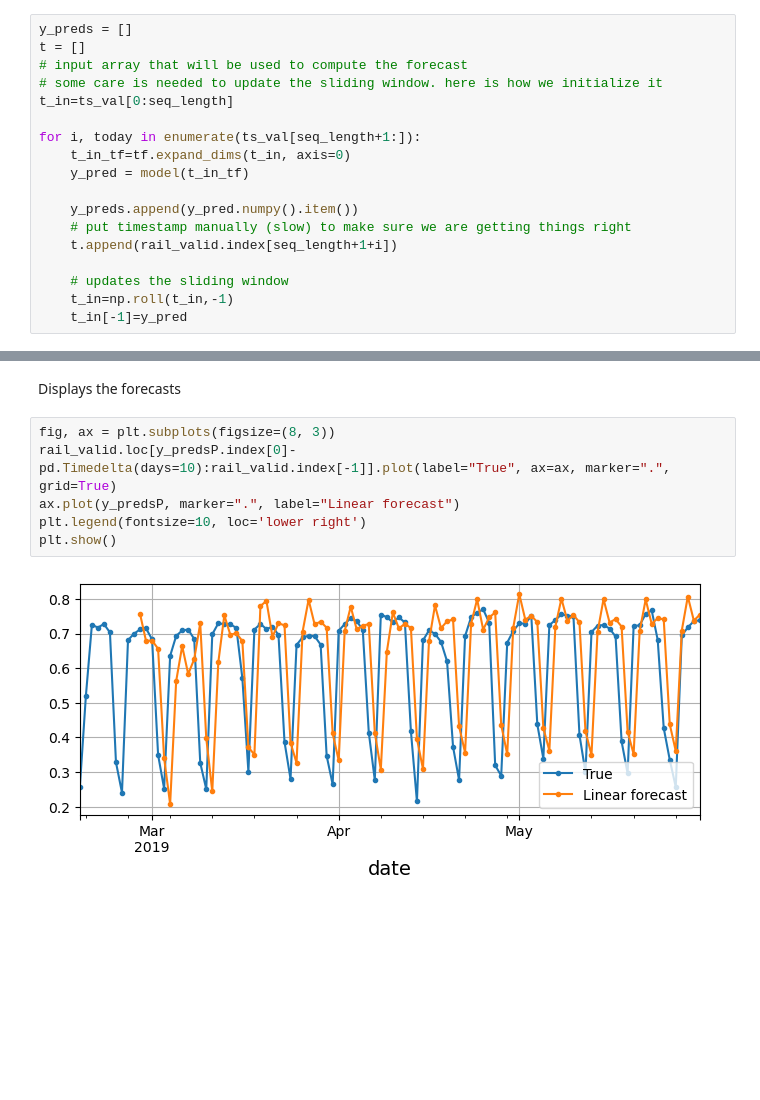
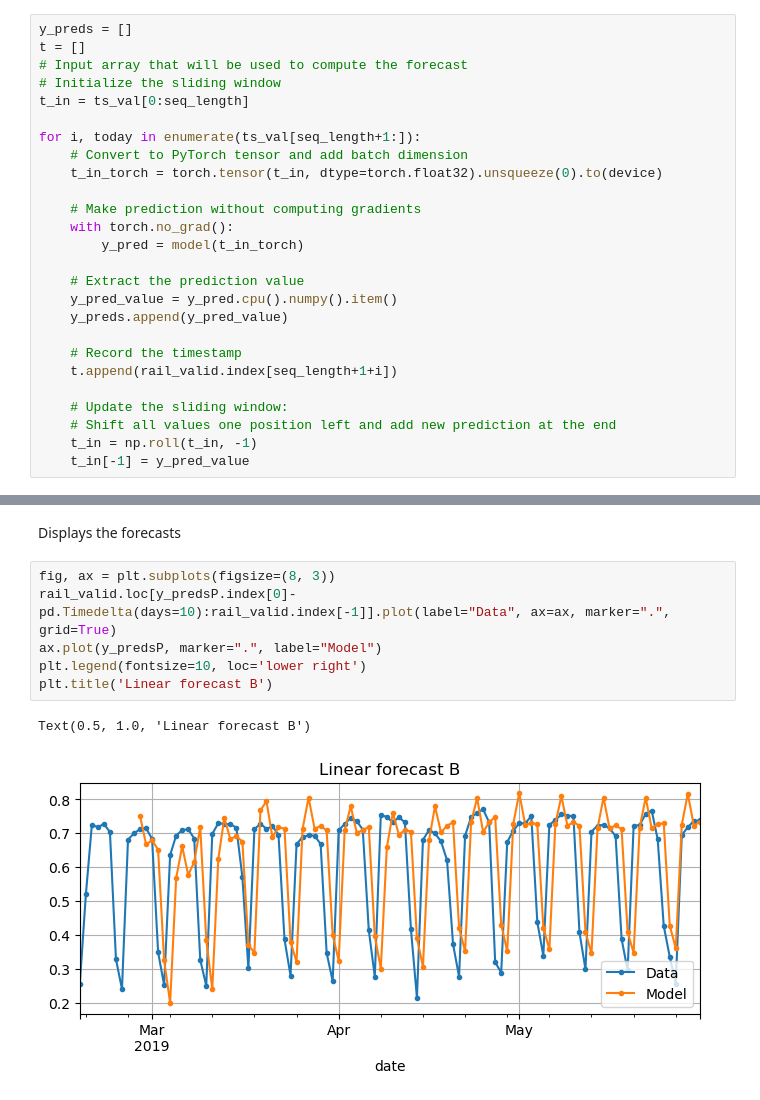
Before and after one commit to rsnemmen/chicago-transit-forecasting, a Jupyter notebook: 2-ML, linear model.ipynb, the cells around one changed output, grey strips where cells are left out. Cells and saved outputs as stored; diff of their text form; blank space fills up the shorter version.

```diff
--- a/2-ML, linear model.ipynb
+++ b/2-ML, linear model.ipynb
@@ -299,21 +352,29 @@ We start with a given point, and from there we predict the future one step at a
 # %%
 y_preds = []
 t = []
-# input array that will be used to compute the forecast
-# some care is needed to update the sliding window. here is how we initialize it
-t_in=ts_val[0:seq_length]
+# Input array that will be used to compute the forecast
+# Initialize the sliding window
+t_in = ts_val[0:seq_length]
 
 for i, today in enumerate(ts_val[seq_length+1:]):
-    t_in_tf=tf.expand_dims(t_in, axis=0)
-    y_pred = model(t_in_tf)
+    # Convert to PyTorch tensor and add batch dimension
+    t_in_torch = torch.tensor(t_in, dtype=torch.float32).unsqueeze(0).to(device)
 
-    y_preds.append(y_pred.numpy().item())
-    # put timestamp manually (slow) to make sure we are getting things right
+    # Make prediction without computing gradients
+    with torch.no_grad():
+        y_pred = model(t_in_torch)
+
+    # Extract the prediction value
+    y_pred_value = y_pred.cpu().numpy().item()
+    y_preds.append(y_pred_value)
+
+    # Record the timestamp
     t.append(rail_valid.index[seq_length+1+i])
 
-    # updates the sliding window
-    t_in=np.roll(t_in,-1)
-    t_in[-1]=y_pred
+    # Update the sliding window:
+    # Shift all values one position left and add new prediction at the end
+    t_in = np.roll(t_in, -1)
+    t_in[-1] = y_pred_value
 # %%
 # convert to pandas series
 y_predsP = pd.Series(y_preds, index=t)
@@ -327,10 +388,11 @@ mae2
 Displays the forecasts
 # %%
 fig, ax = plt.subplots(figsize=(8, 3))
-rail_valid.loc[y_predsP.index[0]-pd.Timedelta(days=10):rail_valid.index[-1]].plot(label="True", ax=ax, marker=".", grid=True)
-ax.plot(y_predsP, marker=".", label="Linear forecast")
+rail_valid.loc[y_predsP.index[0]-pd.Timedelta(days=10):rail_valid.index[-1]].plot(label="Data", ax=ax, marker=".", grid=True)
+ax.plot(y_predsP, marker=".", label="Model")
 plt.legend(fontsize=10, loc='lower right')
-plt.show()
+plt.title('Linear forecast B')
 # %% [output]
+Text(0.5, 1.0, 'Linear forecast B')
-[figure, old version]
+[figure, new version]
 # %% [markdown]
```
Also changed, not shown: parts of 17 cells of this notebook, 1 other file.
